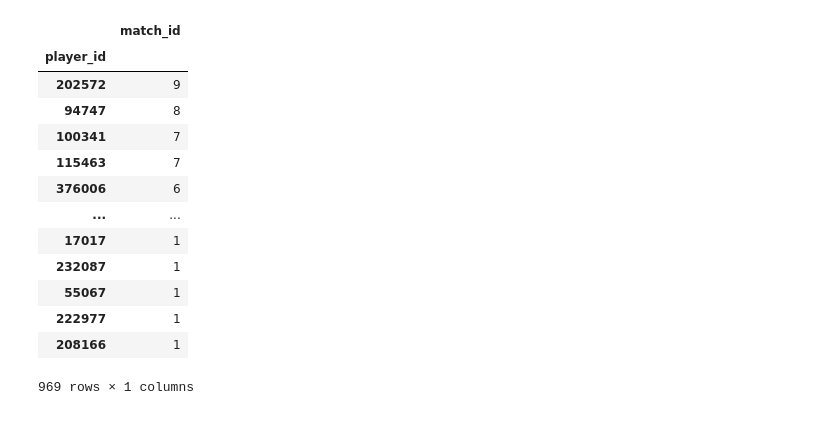
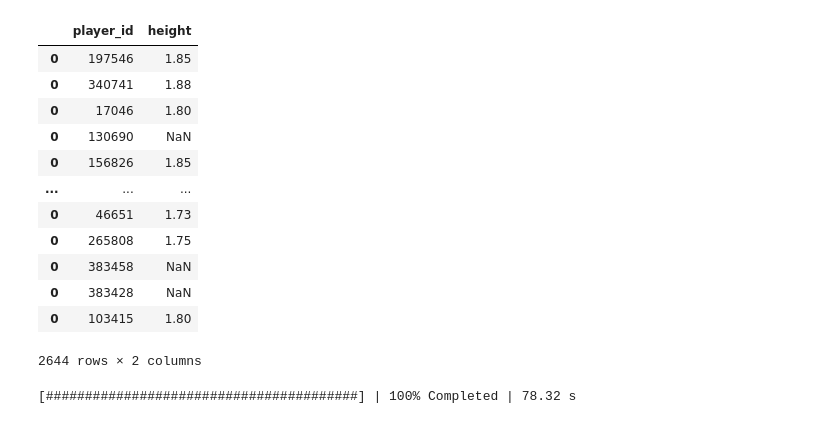
Before and after one commit to HosseinMohammadi00427/Analysis-Project, a Jupyter notebook: Project.ipynb, the cells around one changed output. Cells and saved outputs as stored; diff of their text form; code cells hidden in the pictures.

Commit message:
Answering first three questions.

```diff
--- a/Project.ipynb
+++ b/Project.ipynb
@@ -7,9 +11,10 @@ import dask.dataframe as dd
 import warnings
 warnings.simplefilter(action='ignore', category=FutureWarning)
 # %%
-parquet_address_dic = {}
+# Collect all dates in a tuple.
 dates_tuple = tuple([f'202402'+str(i) if i>=10 else '2024020'+str(i)  for i in range(1,30)] +
-                    [f'202403'+str(i) if i>-10 else '2024030'+str(i)  for i in range(1,32)])
+                    [f'202403'+str(i) if i>=10 else '2024030'+str(i)  for i in range(1,32)])
+# Define subfolders shorthand.
 subfolders_dic = {'match':'raw_match_parquet',
                   'odds':'raw_odds_parquet',
                   'pbp':'raw_point_by_point_parquet',
@@ -17,7 +22,12 @@ subfolders_dic = {'match':'raw_match_parquet',
                   'power':'raw_tennis_power_parquet',
                   'votes':'raw_votes_parquet'
                   }
+# Define function to render addresses.
 def render_addresses(subfolder:str, date_arr = None, kind:str = ""):
+    """
+    Function to render addresses.
+    It takes a subfolder, array of dates and kind of file as inputs.
+    """
     result = []
     date_arr = dates_tuple if not date_arr else date_arr
     if kind:
@@ -27,10 +37,3 @@ def render_addresses(subfolder:str, date_arr = None, kind:str = ""):
         result = [file for dt in date_arr
         for file in glob.glob(f"Tennis Schema\\{dt}\\data\\raw\\{subfolders_dic[subfolder]}\\*.parquet")]
     return result
-
-for i in range(1,30):
-    formatted_i = "0" + str(i) if i<10 else str(i)
-    parquet_address_dic[f'202402'+formatted_i] = glob.glob(f"Tennis Schema\\202402{formatted_i}\\data\\raw\\*")
-for i in range(1,32):
-    formatted_i = "0" + str(i) if i<10 else str(i)
-    parquet_address_dic[f'202403'+formatted_i] = glob.glob(f"Tennis Schema\\202403{formatted_i}\\data\\raw\\*")
@@ -56,2 +59,3 @@ players_id_df = pd.concat([pd.read_parquet(address,columns=['player_id']) for ad
 # %%
-players_height_df = pd.concat([pd.read_parquet(address,columns=['height']) for address in render_addresses('match', kind='*_team')])
+# The average height of players.
+players_height_df =dd.read_parquet(render_addresses('match', kind='*_team'),columns=['player_id','height'])
@@ -75 +62,17 @@ df
+# %%
+players_height_df.drop_duplicates(subset='player_id', keep='first').compute()
+# %% [output]
+|  | player_id | height |
+| 0 | 197546 | 1.85 |
+| 0 | 340741 | 1.88 |
+| 0 | 17046 | 1.80 |
+| 0 | 130690 | NaN |
+| 0 | 156826 | 1.85 |
+| ... | ... | ... |
+| 0 | 46651 | 1.73 |
+| 0 | 265808 | 1.75 |
+| 0 | 383458 | NaN |
+| 0 | 383428 | NaN |
+| 0 | 103415 | 1.80 |
+2644 rows × 2 columns
 # %%
@@ -90,17 +87,6 @@ df____.player_id = df____.player_id.astype(int)
 # %%
-df____.groupby('player_id').count().sort_values('match_id',ascending=False).compute()
+# Extracting the results into csv for faster manipulation with pandas.
+with ProgressBar():
+    result = away_df.compute()
 # %% [output]
-|  | match_id |
-| player_id |  |
-| 202572 | 9 |
-| 94747 | 8 |
-| 100341 | 7 |
-| 115463 | 7 |
-| 376006 | 6 |
-| ... | ... |
-| 17017 | 1 |
-| 232087 | 1 |
-| 55067 | 1 |
-| 222977 | 1 |
-| 208166 | 1 |
-969 rows × 1 columns
+[########################################] | 100% Completed | 78.32 s
```
Also changed, not shown: parts of 16 cells of this notebook, 1 other file.
